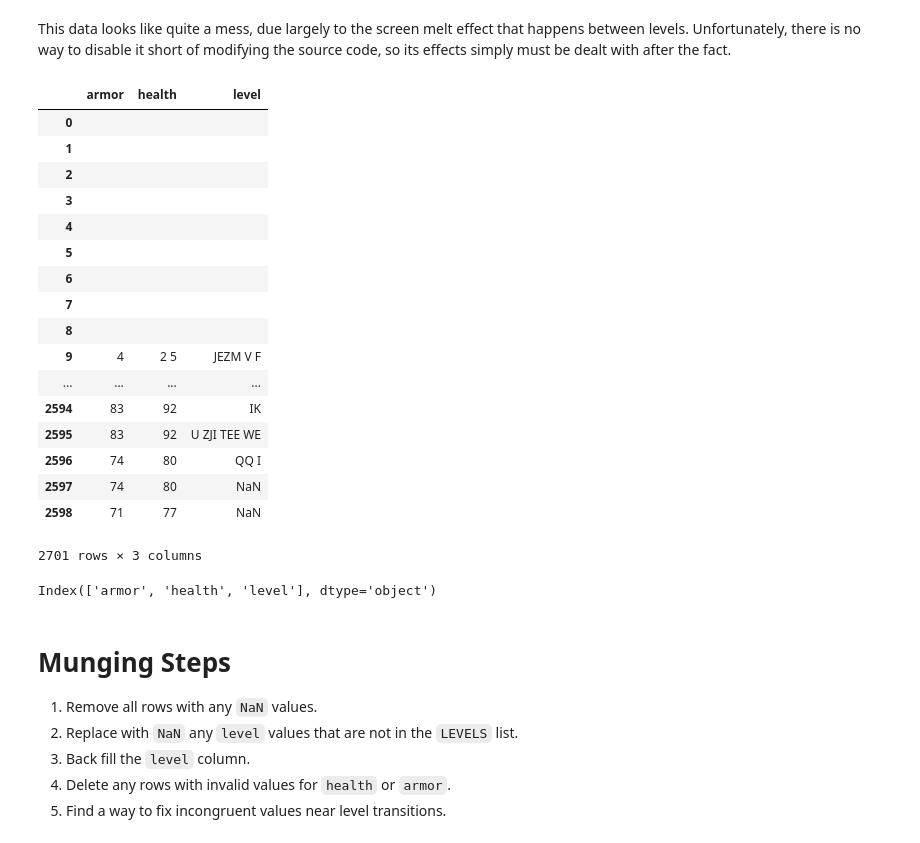
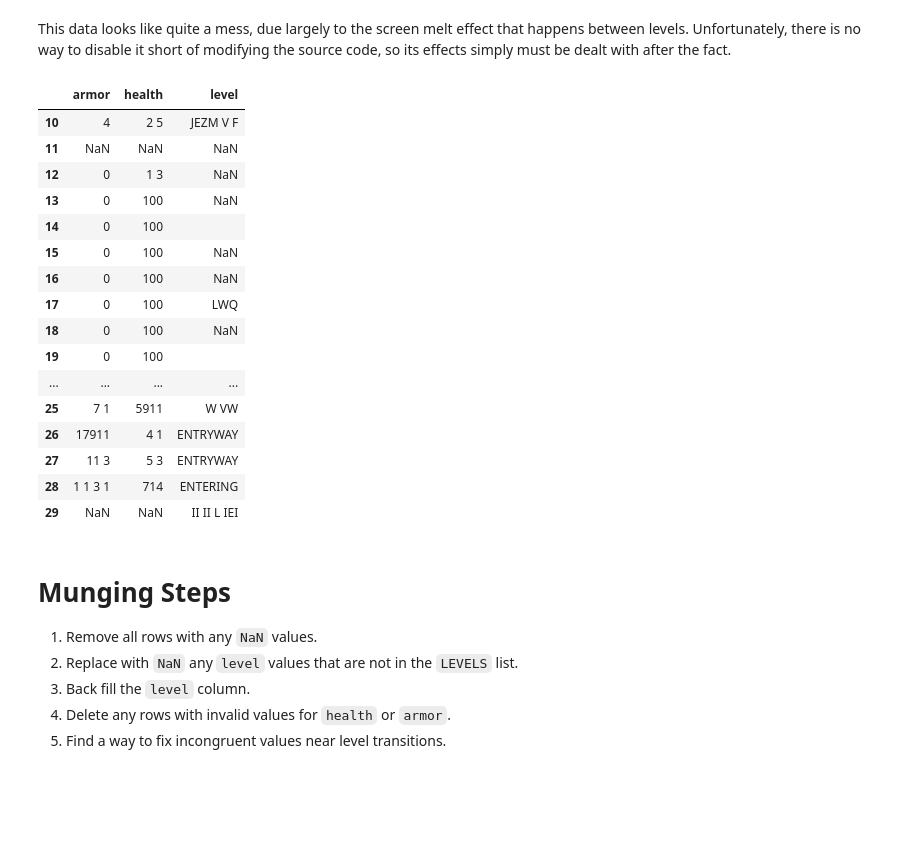
Before and after one commit to ozbonus/doom-speedrun-analysis, a Jupyter notebook: analyzer.ipynb, the cells around one changed output. Cells and saved outputs as stored; diff of their text form; code cells hidden in the pictures; blank space fills up the shorter version.

```diff
--- a/analyzer.ipynb
+++ b/analyzer.ipynb
@@ -7,8 +7,6 @@ This was all done in pursuit of learning, so this notebook will be structured as
 # %%
 import numpy as np
 import pandas as pd
-
-pd.options.display.max_rows = 500
 # %%
 df = pd.read_csv('./examples/uv-speed-data.csv')
 levels = [
@@ -59,30 +57,25 @@ df.shape
 # %% [markdown]
 This data looks like quite a mess, due largely to the screen melt effect that happens between levels. Unfortunately, there is no way to disable it short of modifying the source code, so its effects simply must be dealt with after the fact.
 # %%
-df
+df[10:30]
 # %% [output]
 |  | armor | health | level |
-| 0 |  |  |  |
-| 1 |  |  |  |
-| 2 |  |  |  |
-| 3 |  |  |  |
-| 4 |  |  |  |
-| 5 |  |  |  |
-| 6 |  |  |  |
-| 7 |  |  |  |
-| 8 |  |  |  |
-| 9 | 4 | 2 5 | JEZM V F |
+| 10 | 4 | 2 5 | JEZM V F |
+| 11 | NaN | NaN | NaN |
+| 12 | 0 | 1 3 | NaN |
+| 13 | 0 | 100 | NaN |
+| 14 | 0 | 100 |  |
+| 15 | 0 | 100 | NaN |
+| 16 | 0 | 100 | NaN |
+| 17 | 0 | 100 | LWQ |
+| 18 | 0 | 100 | NaN |
+| 19 | 0 | 100 |  |
 | ... | ... | ... | ... |
-| 2594 | 83 | 92 | IK |
-| 2595 | 83 | 92 | U ZJI TEE WE |
-| 2596 | 74 | 80 | QQ I |
-| 2597 | 74 | 80 | NaN |
-| 2598 | 71 | 77 | NaN |
+| 25 | 7 1 | 5911 | W VW |
+| 26 | 17911 | 4 1 | ENTRYWAY |
+| 27 | 11 3 | 5 3 | ENTRYWAY |
+| 28 | 1 1 3 1 | 714 | ENTERING |
+| 29 | NaN | NaN | II II L IEI |
-2701 rows × 3 columns
-# %%
-df.columns
-# %% [output]
-Index(['armor', 'health', 'level'], dtype='object')
 # %% [markdown]
 # Munging Steps
 
```
Also changed, not shown: parts of 7 cells of this notebook.
